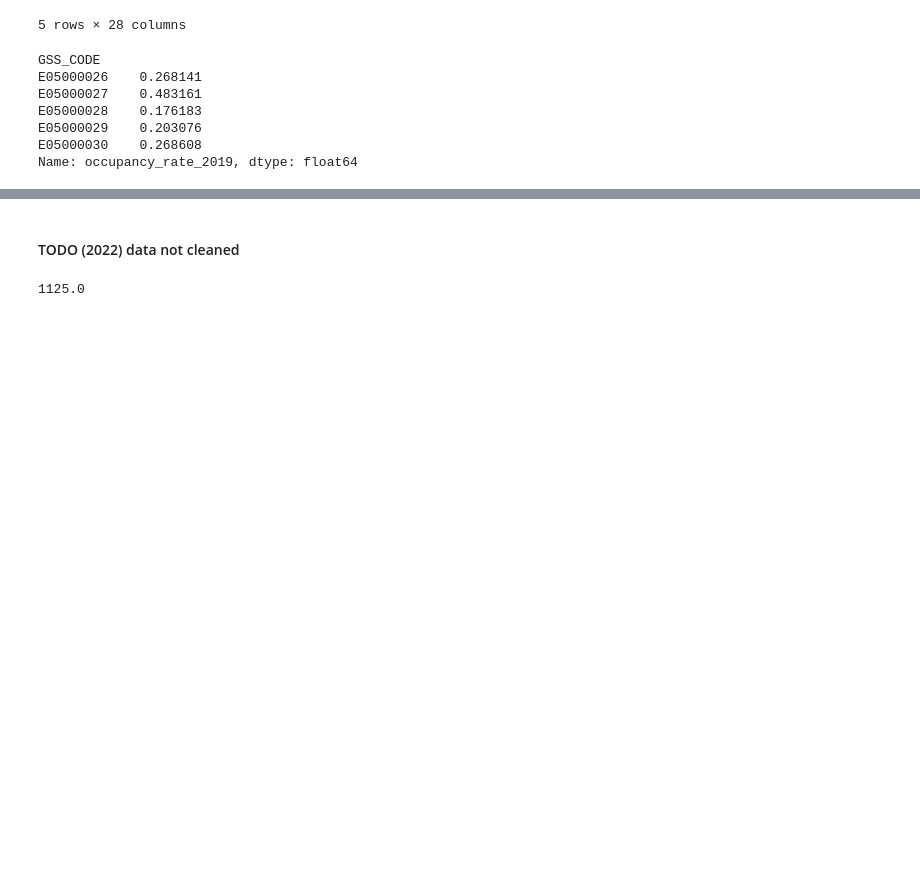
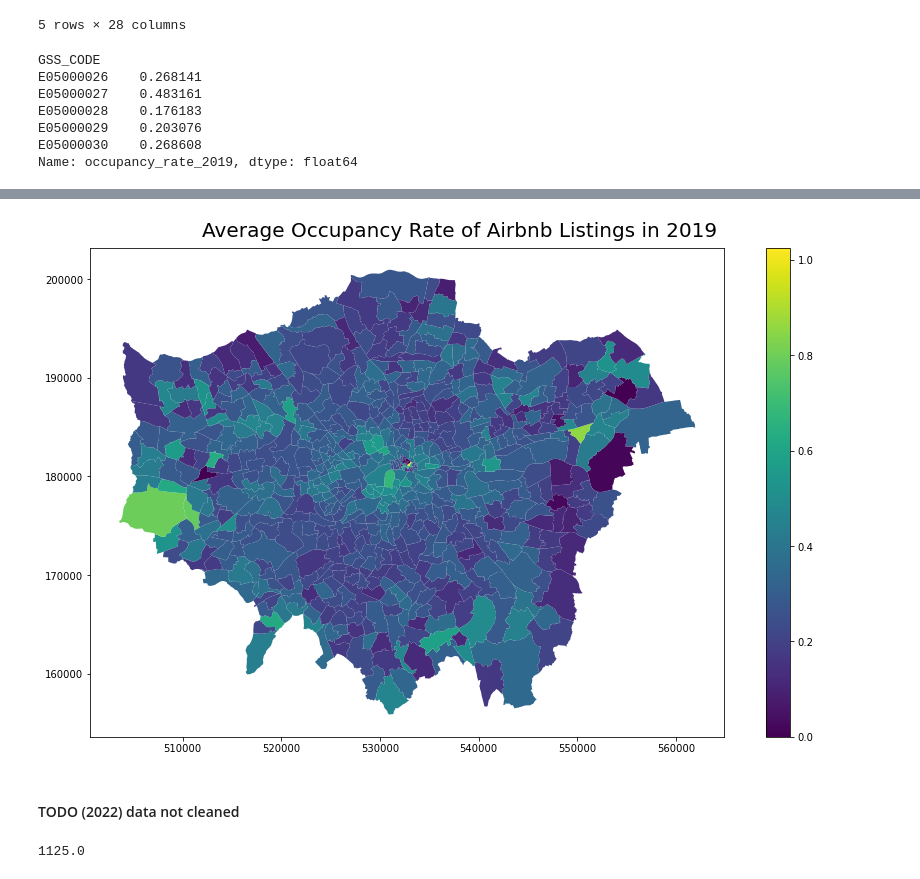
Before and after one commit to JinJiang22/fsds_GroupWork, a Jupyter notebook: Reproducible Analysis.ipynb, the cells around one changed output, grey strips where cells are left out. Drawn from its saved outputs; the diff is of its cells as text; code cells hidden in the pictures; blank space fills up the shorter version.

Commit message:
work out map：Airbnb occupancy rate by ward 2019

```diff
--- a/Reproducible Analysis.ipynb
+++ b/Reproducible Analysis.ipynb
@@ -647,8 +646,8 @@ Airbnb2019_in_ward.head()
 5 rows × 28 columns
 # %%
 # calculate the average occupancy rate in each ward
-aver_occup_rate = Airbnb2019_in_ward.groupby('GSS_CODE')['occupancy_rate_2019'].mean()
-aver_occup_rate.head()
+aver_occup_rate_2019 = Airbnb2019_in_ward.groupby('GSS_CODE')['occupancy_rate_2019'].mean()
+aver_occup_rate_2019.head()
 # %% [output]
 GSS_CODE
 E05000026    0.268141
@@ -659,8 +658,8 @@ E05000030    0.268608
 Name: occupancy_rate_2019, dtype: float64
 # %%
 # join the average rate back to ward
-Ward_Airbnb = londonward.merge(aver_occup_rate, on='GSS_CODE', how='left')
-Ward_Airbnb.head()
+Ward_Airbnb_2019 = londonward.merge(aver_occup_rate_2019, on='GSS_CODE', how='left')
+Ward_Airbnb_2019.head()
 # %% [output]
 |  | NAME | GSS_CODE | DISTRICT | LAGSSCODE | HECTARES | NONLD_AREA | geometry | occupancy_rate_2019 |
 | 0 | Chessington South | E05000405 | Kingston upon Thames | E09000021 | 755.173 | 0.0 | MULTIPOLYGON (((516401.596 160201... | 0.436313 |
@@ -668,6 +667,17 @@ Ward_Airbnb.head()
 | 2 | Berrylands | E05000401 | Kingston upon Thames | E09000021 | 145.390 | 0.0 | MULTIPOLYGON (((518107.499 167303... | 0.215030 |
 | 3 | Alexandra | E05000400 | Kingston upon Thames | E09000021 | 268.506 | 0.0 | MULTIPOLYGON (((520336.700 165105... | 0.408253 |
 | 4 | Beverley | E05000402 | Kingston upon Thames | E09000021 | 187.821 | 0.0 | MULTIPOLYGON (((521201.203 169275... | 0.325534 |
+# %%
+# Plot
+fig, ax = plt.subplots(1,1, figsize=(15,9))
+fig.suptitle(f"Average Occupancy Rate of Airbnb Listings in 2019", fontsize=20, y=0.92)
+Ward_Airbnb_2019.plot(ax=ax, column='occupancy_rate_2019',legend=True)
+
+# Save the image
+os.makedirs('img')
+plt.savefig(os.path.join('output_img','occupancy_rate_2019.png'), dpi=300)
+# %% [output]
+[figure, added]
 # %% [markdown]
 #### TODO (2022) data not cleaned
 # %%
```
Also changed, not shown: parts of 2 cells of this notebook.
